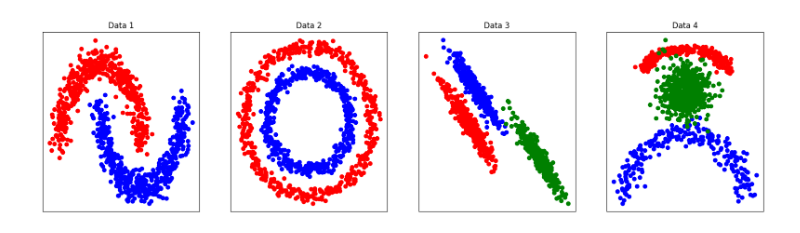
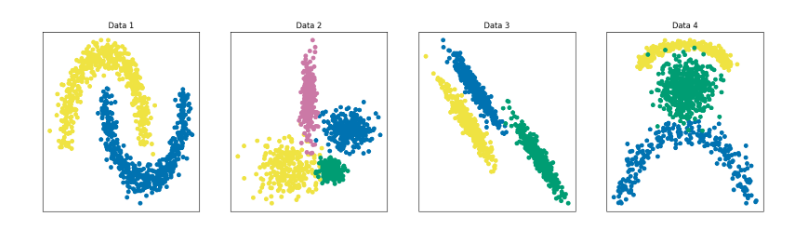
Before and after one commit to CKleiber/LAMINAR, a Jupyter notebook: notebooks/k_medoids.ipynb, the cells around one changed output. Drawn from its saved outputs; the diff is of its cells as text; code cells hidden in the pictures.

```diff
--- a/notebooks/k_medoids.ipynb
+++ b/notebooks/k_medoids.ipynb
@@ -5,6 +5,16 @@ import LAMINAR
 from sklearn.datasets import make_moons, make_circles, make_blobs
 import torch
 from sklearn.metrics.pairwise import pairwise_distances
+# %%
+colour = {
+    'g': np.array([0, 158, 115])/256,
+    'b': np.array([0, 114, 178])/256,
+    'lb': np.array([86, 180, 233])/256,
+    'r': np.array([213, 94, 0])/256,
+    'o': np.array([230, 159, 0])/256,
+    'y': np.array([240, 228, 66])/256,
+    'p': np.array([204, 121, 167])/256,
+    }
 # %%
 device = torch.device("cuda:0" if torch.cuda.is_available() else "cpu")
 # %%
@@ -66,20 +139,22 @@ def combined_structure():
 # %%
 data1 = moons()
-data2 = circles()
+data2 = four_gaussians()
 data3 = streched_gaussians()
 data4 = combined_structure()
 
 fig, axs = plt.subplots(1, 4, figsize=(20, 5))
 
 for i, (data, labels) in enumerate([data1, data2, data3, data4]):
-    axs[i].scatter(data[labels == 0, 0], data[labels == 0, 1], c='r')
-    axs[i].scatter(data[labels == 1, 0], data[labels == 1, 1], c='b')
-    axs[i].scatter(data[labels == 2, 0], data[labels == 2, 1], c='g')
+    axs[i].scatter(data[labels == 0, 0], data[labels == 0, 1], c=[colour['y'] for _ in range(data[labels == 0].shape[0])])
+    axs[i].scatter(data[labels == 1, 0], data[labels == 1, 1], c=[colour['b'] for _ in range(data[labels == 1].shape[0])])
+    axs[i].scatter(data[labels == 2, 0], data[labels == 2, 1], c=[colour['g'] for _ in range(data[labels == 2].shape[0])])
+    axs[i].scatter(data[labels == 3, 0], data[labels == 3, 1], c=[colour['p'] for _ in range(data[labels == 3].shape[0])])
+    axs[i].scatter(data[labels == 4, 0], data[labels == 4, 1], c=[colour['lb'] for _ in range(data[labels == 4].shape[0])])
     axs[i].set_title(f"Data {i+1}")
     axs[i].set_xticks([])
     axs[i].set_yticks([])
 
 plt.show()
 # %% [output]
-[figure, old version]
+[figure, new version]
 # %%
```
Also changed, not shown: parts of 13 cells of this notebook, 10 other files.
